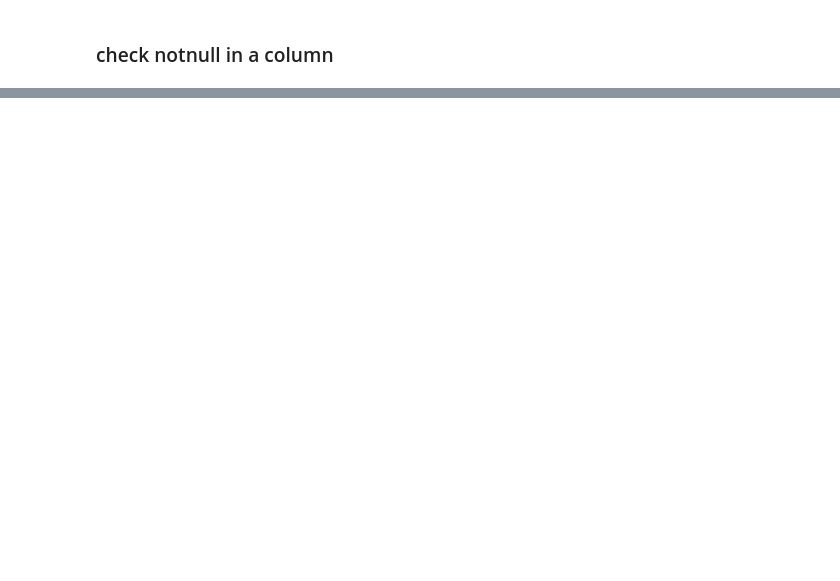
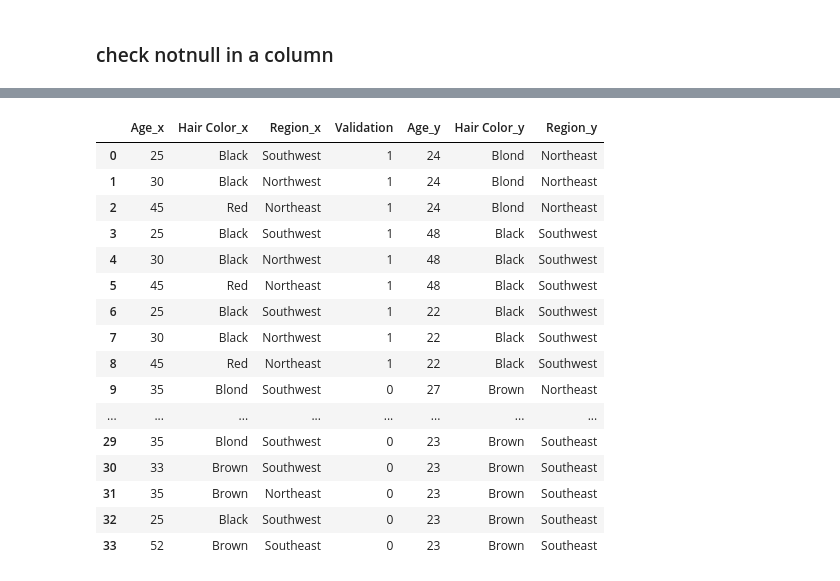
Before and after one commit to kobuli/KarthiO, a Jupyter notebook: NumPy_Pandas_Assignment.ipynb, the cells around one changed output, grey strips where cells are left out. Saved outputs shown, nothing was run; the diff lists cells and outputs as text; code cells hidden in the pictures; blank space fills up the shorter version.

```diff
--- a/NumPy_Pandas_Assignment.ipynb
+++ b/NumPy_Pandas_Assignment.ipynb
@@ -216,0 +223,20 @@ df1
+# %%
+pd.merge(dfleft, dfright, on="Validation", how="right")
+# %% [output]
+|  | Age_x | Hair Color_x | Region_x | Validation | Age_y | Hair Color_y | Region_y |
+| 0 | 25 | Black | Southwest | 1 | 24 | Blond | Northeast |
+| 1 | 30 | Black | Northwest | 1 | 24 | Blond | Northeast |
+| 2 | 45 | Red | Northeast | 1 | 24 | Blond | Northeast |
+| 3 | 25 | Black | Southwest | 1 | 48 | Black | Southwest |
+| 4 | 30 | Black | Northwest | 1 | 48 | Black | Southwest |
+| 5 | 45 | Red | Northeast | 1 | 48 | Black | Southwest |
+| 6 | 25 | Black | Southwest | 1 | 22 | Black | Southwest |
+| 7 | 30 | Black | Northwest | 1 | 22 | Black | Southwest |
+| 8 | 45 | Red | Northeast | 1 | 22 | Black | Southwest |
+| 9 | 35 | Blond | Southwest | 0 | 27 | Brown | Northeast |
+| ... | ... | ... | ... | ... | ... | ... | ... |
+| 29 | 35 | Blond | Southwest | 0 | 23 | Brown | Southeast |
+| 30 | 33 | Brown | Southwest | 0 | 23 | Brown | Southeast |
+| 31 | 35 | Brown | Northeast | 0 | 23 | Brown | Southeast |
+| 32 | 25 | Black | Southwest | 0 | 23 | Brown | Southeast |
+| 33 | 52 | Brown | Southeast | 0 | 23 | Brown | Southeast |
```
Also changed, not shown: parts of 26 cells of this notebook.
